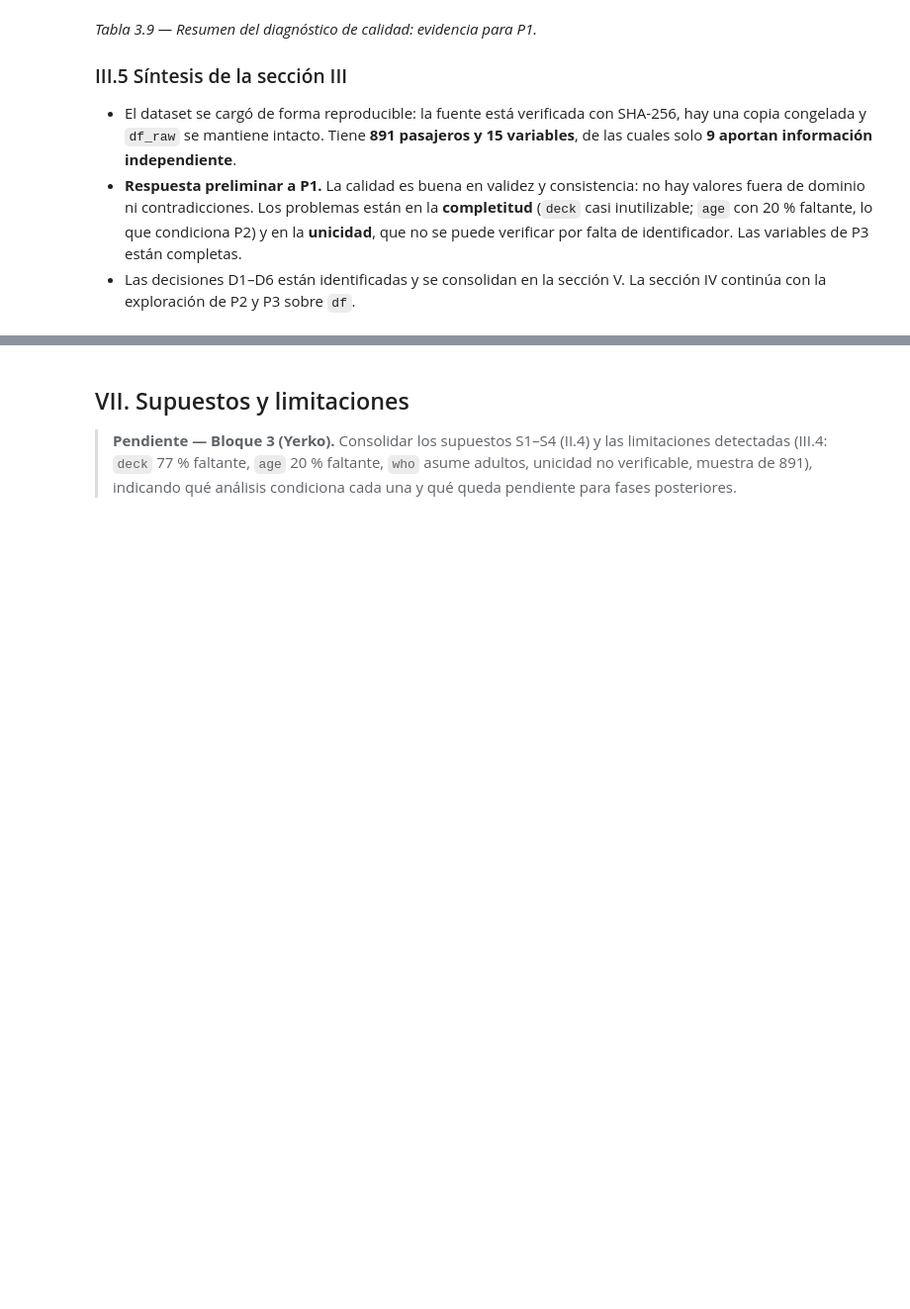
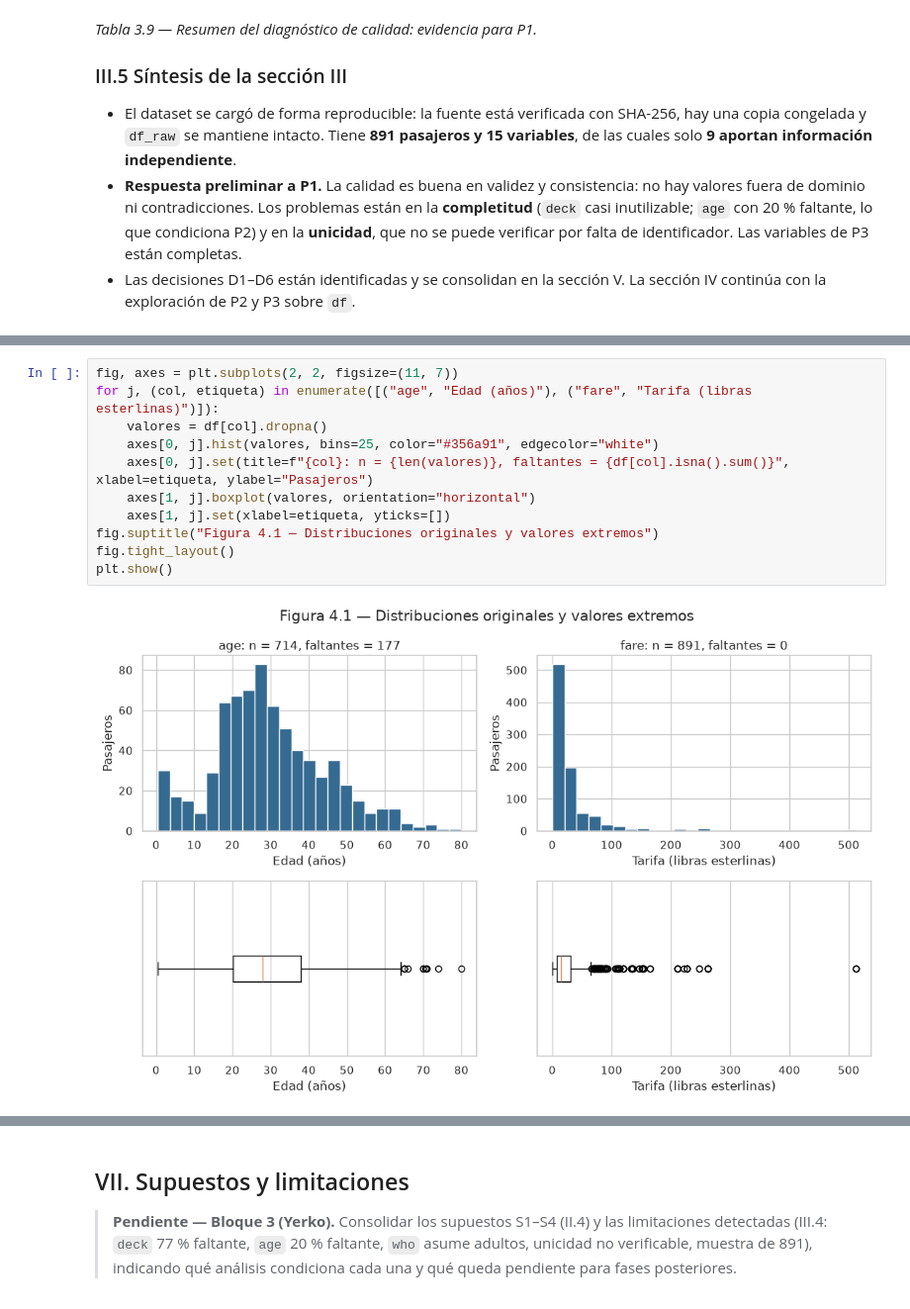
Before and after one commit to joserodriguezc/exploracioninteligentededatos, a Jupyter notebook: sumativa1/notebooks/mcdi503_f1_sumativo_grupo10.ipynb, the cells around one changed output, grey strips where cells are left out. Shown at 99% size. Saved outputs shown, nothing was run; the diff lists cells and outputs as text; blank space fills up the shorter version.

```diff
--- a/sumativa1/notebooks/mcdi503_f1_sumativo_grupo10.ipynb
+++ b/sumativa1/notebooks/mcdi503_f1_sumativo_grupo10.ipynb
@@ -507,0 +493,13 @@ resumen_calidad
+# %%
+fig, axes = plt.subplots(2, 2, figsize=(11, 7))
+for j, (col, etiqueta) in enumerate([("age", "Edad (años)"), ("fare", "Tarifa (libras esterlinas)")]):
+    valores = df[col].dropna()
+    axes[0, j].hist(valores, bins=25, color="#356a91", edgecolor="white")
+    axes[0, j].set(title=f"{col}: n = {len(valores)}, faltantes = {df[col].isna().sum()}", xlabel=etiqueta, ylabel="Pasajeros")
+    axes[1, j].boxplot(valores, orientation="horizontal")
+    axes[1, j].set(xlabel=etiqueta, yticks=[])
+fig.suptitle("Figura 4.1 — Distribuciones originales y valores extremos")
+fig.tight_layout()
+plt.show()
+# %% [output]
+[figure, added]
```
Also changed, not shown: parts of 34 cells of this notebook, 2 other files.
